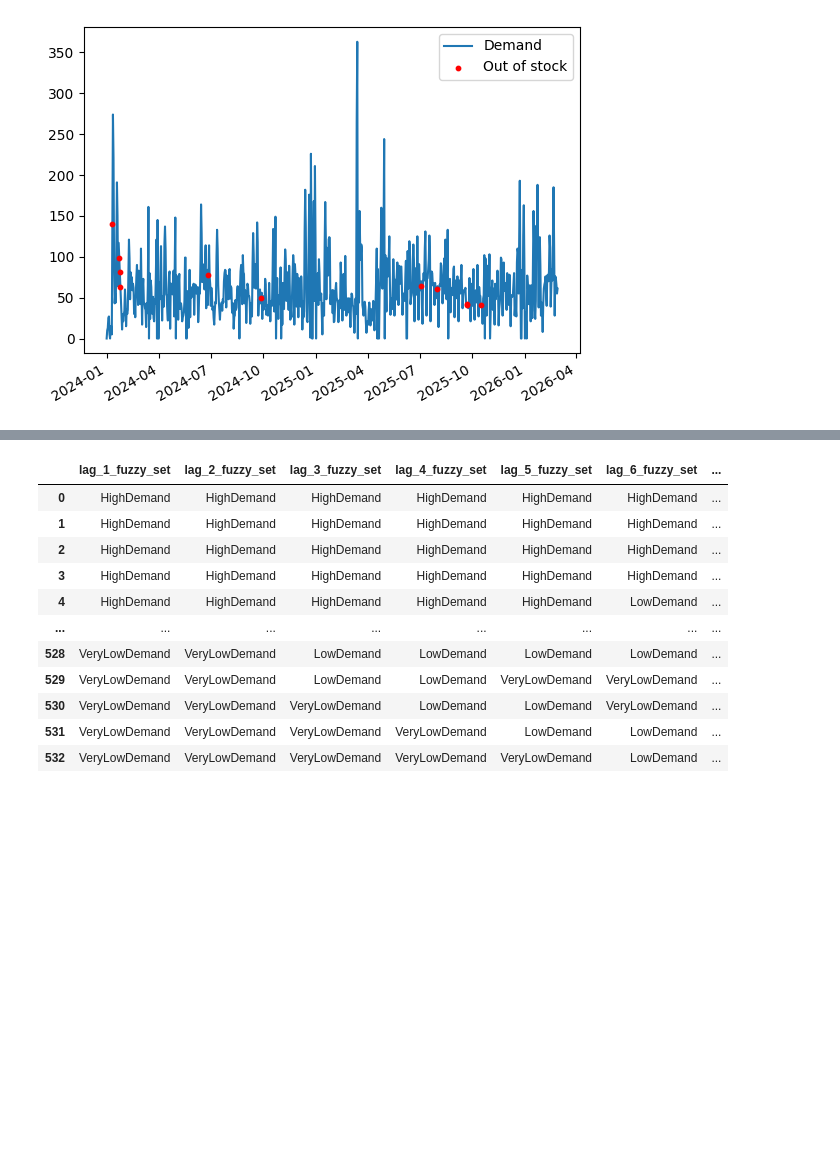
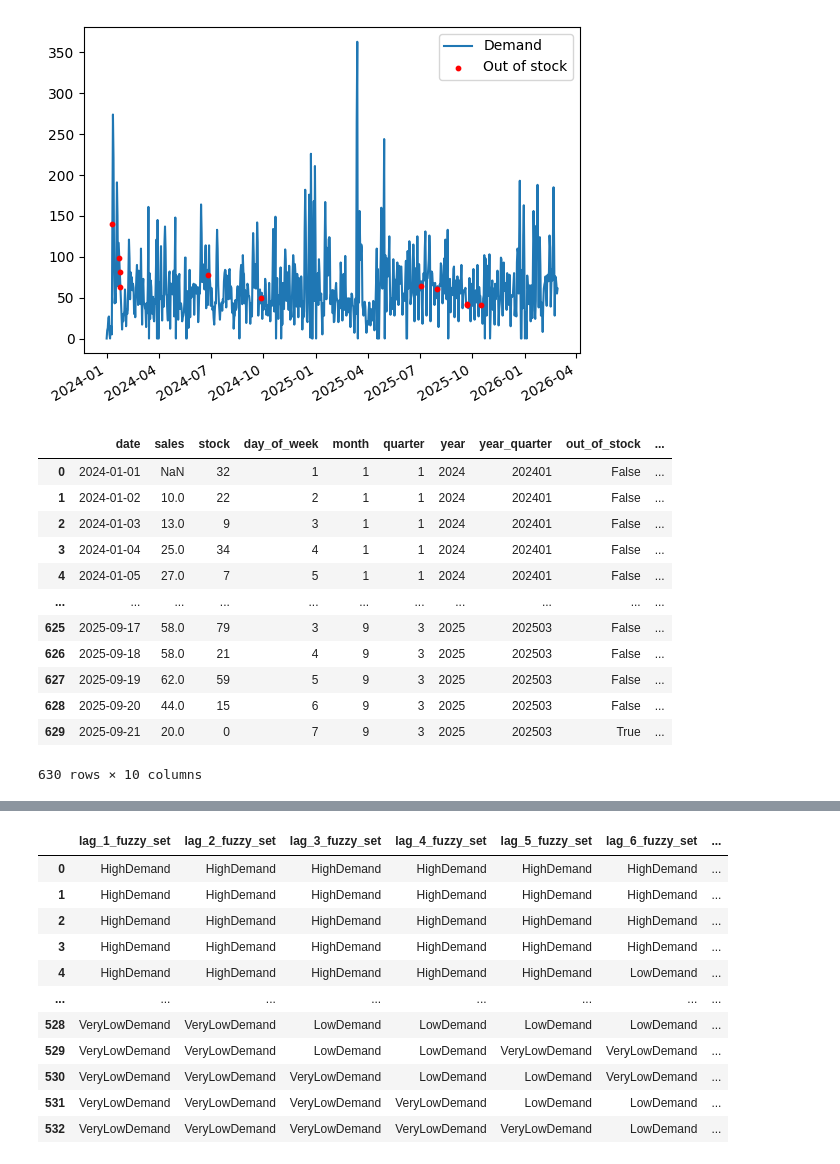
Before and after one commit to IvankaiKrisztian/Szakdolgozat, a Jupyter notebook: data/Explore.ipynb, the cells around one changed output, grey strips where cells are left out. Saved outputs shown, nothing was run; the diff lists cells and outputs as text; code cells hidden in the pictures; blank space fills up the shorter version.

```diff
--- a/data/Explore.ipynb
+++ b/data/Explore.ipynb
@@ -107,0 +96,16 @@ test_data = demand[demand['date'] >= split_date].reset_index(drop=True)[['date',
+# %%
+train_data
+# %% [output]
+|  | date | sales | stock | day_of_week | month | quarter | year | year_quarter | out_of_stock | ... |
+| 0 | 2024-01-01 | NaN | 32 | 1 | 1 | 1 | 2024 | 202401 | False | ... |
+| 1 | 2024-01-02 | 10.0 | 22 | 2 | 1 | 1 | 2024 | 202401 | False | ... |
+| 2 | 2024-01-03 | 13.0 | 9 | 3 | 1 | 1 | 2024 | 202401 | False | ... |
+| 3 | 2024-01-04 | 25.0 | 34 | 4 | 1 | 1 | 2024 | 202401 | False | ... |
+| 4 | 2024-01-05 | 27.0 | 7 | 5 | 1 | 1 | 2024 | 202401 | False | ... |
+| ... | ... | ... | ... | ... | ... | ... | ... | ... | ... | ... |
+| 625 | 2025-09-17 | 58.0 | 79 | 3 | 9 | 3 | 2025 | 202503 | False | ... |
+| 626 | 2025-09-18 | 58.0 | 21 | 4 | 9 | 3 | 2025 | 202503 | False | ... |
+| 627 | 2025-09-19 | 62.0 | 59 | 5 | 9 | 3 | 2025 | 202503 | False | ... |
+| 628 | 2025-09-20 | 44.0 | 15 | 6 | 9 | 3 | 2025 | 202503 | False | ... |
+| 629 | 2025-09-21 | 20.0 | 0 | 7 | 9 | 3 | 2025 | 202503 | True | ... |
+630 rows × 10 columns
```
Also changed, not shown: parts of 24 cells of this notebook, 6 other files.
